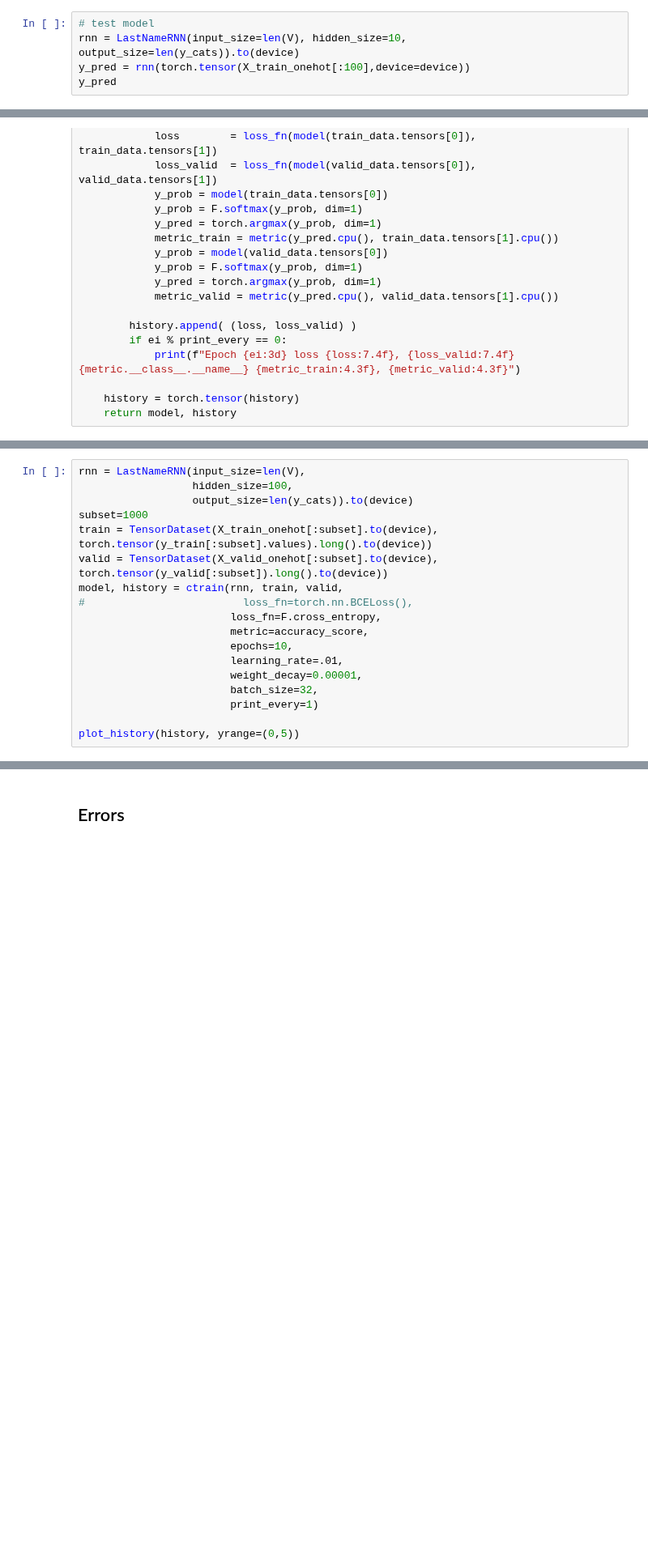
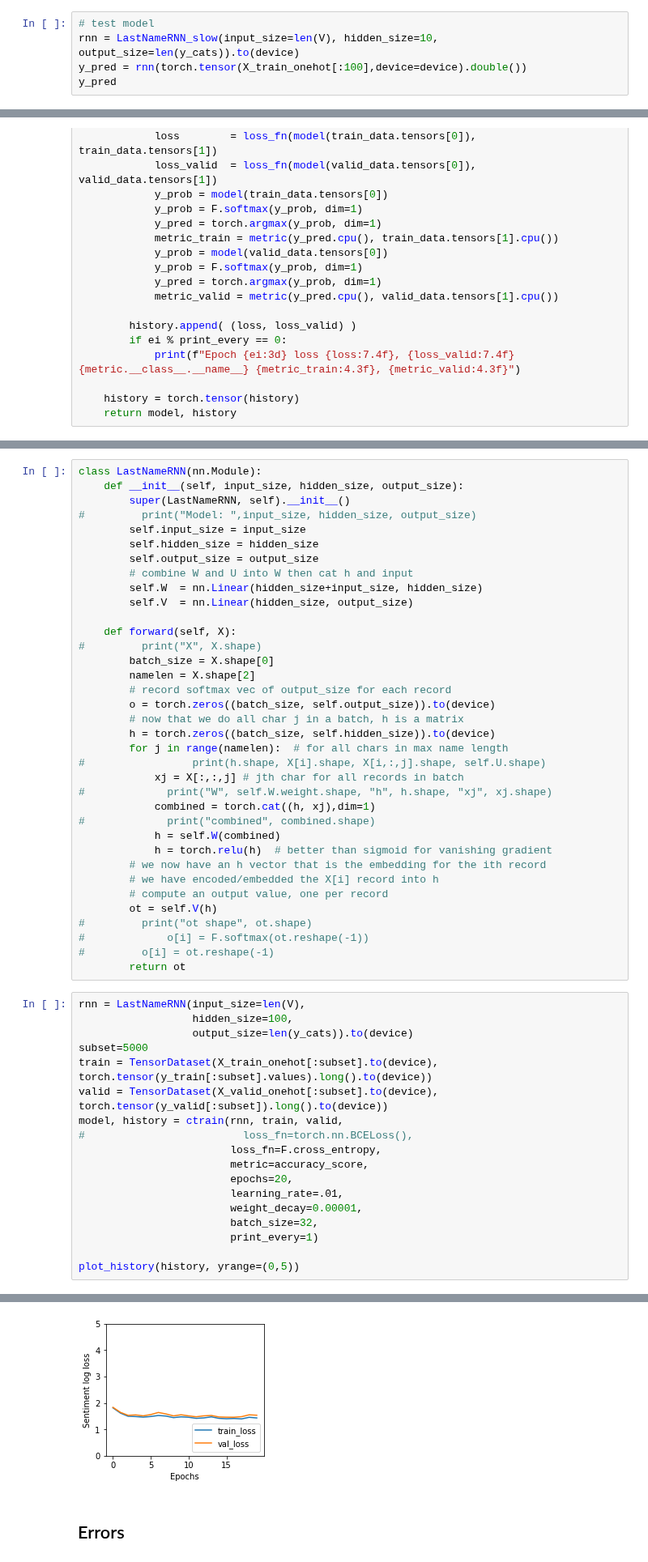
Before and after one commit to parrt/playdl, a Jupyter notebook: notebooks/RNN-lastname.ipynb, the cells around one changed output, grey strips where cells are left out. Shown at 81% size. Saved outputs shown, nothing was run; the diff lists cells and outputs as text; blank space fills up the shorter version.

```diff
--- a/notebooks/RNN-lastname.ipynb
+++ b/notebooks/RNN-lastname.ipynb
@@ -299,7 +303,7 @@ class LastNameRNN(nn.Module):
         return o
 # %%
 # test model
-rnn = LastNameRNN(input_size=len(V), hidden_size=10, output_size=len(y_cats)).to(device)
-y_pred = rnn(torch.tensor(X_train_onehot[:100],device=device))
+rnn = LastNameRNN_slow(input_size=len(V), hidden_size=10, output_size=len(y_cats)).to(device)
+y_pred = rnn(torch.tensor(X_train_onehot[:100],device=device).double())
 y_pred
 # %% [output]
@@ -368,15 +389,51 @@ def ctrain(model:nn.Module, train_data:TensorDataset, valid_data:TensorDataset,
+# %%
+class LastNameRNN(nn.Module):
+    def __init__(self, input_size, hidden_size, output_size):
+        super(LastNameRNN, self).__init__()
+#         print("Model: ",input_size, hidden_size, output_size)
+        self.input_size = input_size
+        self.hidden_size = hidden_size
+        self.output_size = output_size
+        # combine W and U into W then cat h and input
+        self.W  = nn.Linear(hidden_size+input_size, hidden_size)
+        self.V  = nn.Linear(hidden_size, output_size)
+
+    def forward(self, X):
+#         print("X", X.shape)
+        batch_size = X.shape[0]
+        namelen = X.shape[2]
+        # record softmax vec of output_size for each record
+        o = torch.zeros((batch_size, self.output_size)).to(device)
+        # now that we do all char j in a batch, h is a matrix
+        h = torch.zeros((batch_size, self.hidden_size)).to(device)
+        for j in range(namelen):  # for all chars in max name length
+#                 print(h.shape, X[i].shape, X[i,:,j].shape, self.U.shape)
+            xj = X[:,:,j] # jth char for all records in batch
+#             print("W", self.W.weight.shape, "h", h.shape, "xj", xj.shape)
+            combined = torch.cat((h, xj),dim=1)
+#             print("combined", combined.shape)
+            h = self.W(combined)
+            h = torch.relu(h)  # better than sigmoid for vanishing gradient
+        # we now have an h vector that is the embedding for the ith record
+        # we have encoded/embedded the X[i] record into h
+        # compute an output value, one per record
+        ot = self.V(h)
+#         print("ot shape", ot.shape)
+#             o[i] = F.softmax(ot.reshape(-1))
+#         o[i] = ot.reshape(-1)
+        return ot
 # %%
 rnn = LastNameRNN(input_size=len(V),
                   hidden_size=100,
                   output_size=len(y_cats)).to(device)
-subset=1000
+subset=5000
 train = TensorDataset(X_train_onehot[:subset].to(device), torch.tensor(y_train[:subset].values).long().to(device))
 valid = TensorDataset(X_valid_onehot[:subset].to(device), torch.tensor(y_valid[:subset]).long().to(device))
 model, history = ctrain(rnn, train, valid,
 #                         loss_fn=torch.nn.BCELoss(),
                         loss_fn=F.cross_entropy,
                         metric=accuracy_score,
-                        epochs=10,
+                        epochs=20,
                         learning_rate=.01,
                         weight_decay=0.00001,
                         batch_size=32,
@@ -391,3 +464,4 @@ KeyboardInterrupt:
+[figure, added]
 # %% [markdown]
 ## Errors
 # %% [markdown]
```
Also changed, not shown: parts of 11 cells of this notebook.
